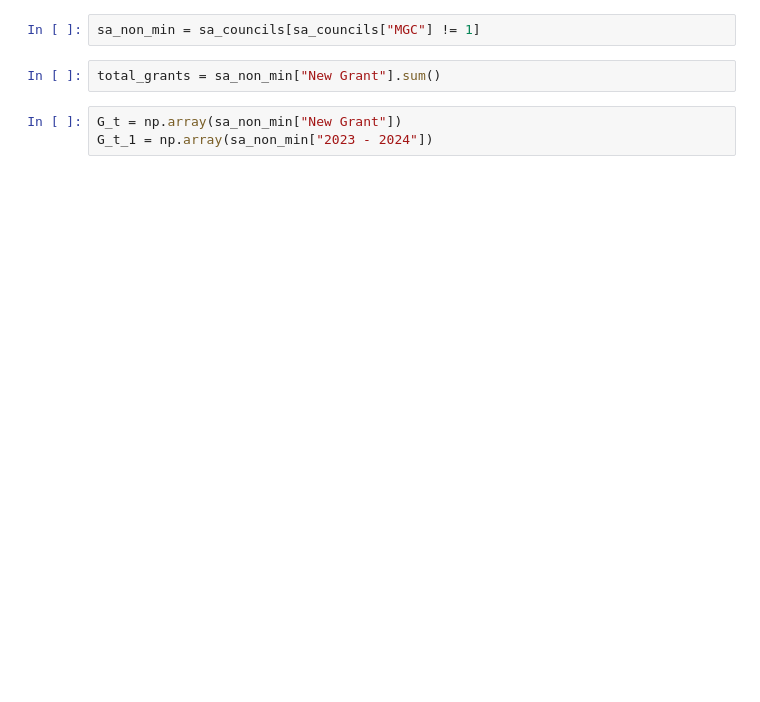
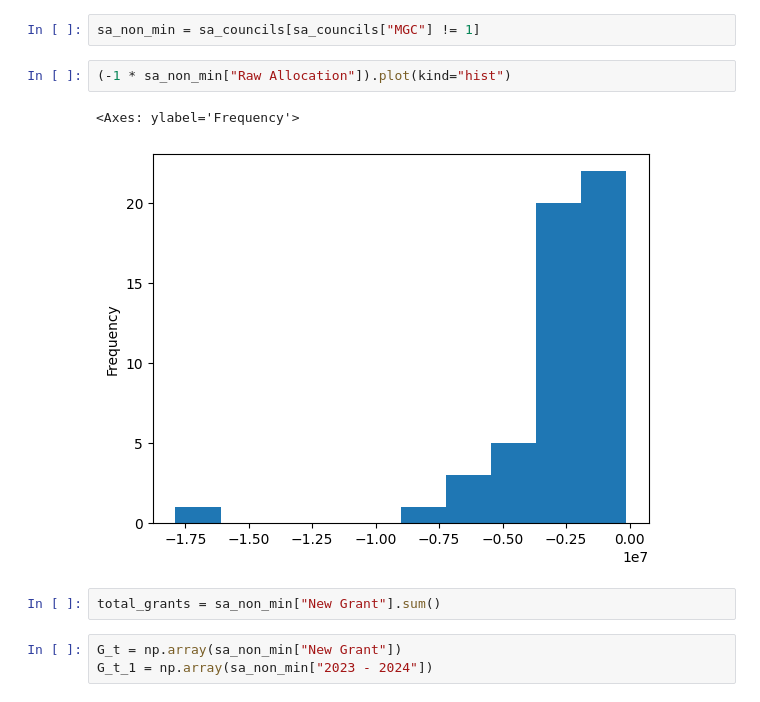
Before and after one commit to AuLGA/fa_grants, a Jupyter notebook: Code/FA Grants.ipynb, the cells around one changed output. Drawn from its saved outputs; the diff is of its cells as text; blank space fills up the shorter version.

```diff
--- a/Code/FA Grants.ipynb
+++ b/Code/FA Grants.ipynb
@@ -47,5 +47,10 @@ sa_councils
 # %%
 sa_non_min = sa_councils[sa_councils["MGC"] != 1]
+# %%
+(-1 * sa_non_min["Raw Allocation"]).plot(kind="hist")
+# %% [output]
+<Axes: ylabel='Frequency'>
+[figure, added]
 # %%
 total_grants = sa_non_min["New Grant"].sum()
 # %%
```
Also changed, not shown: parts of 14 cells of this notebook, 6 other files.
